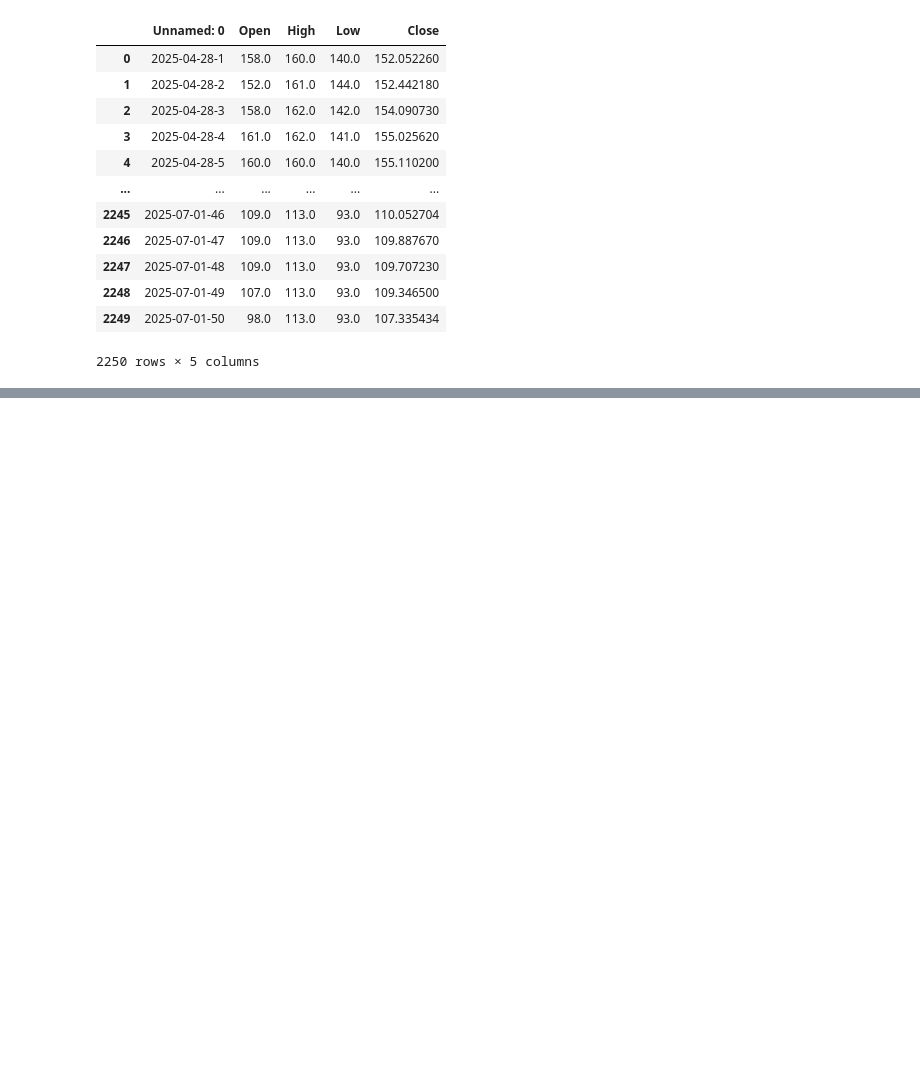
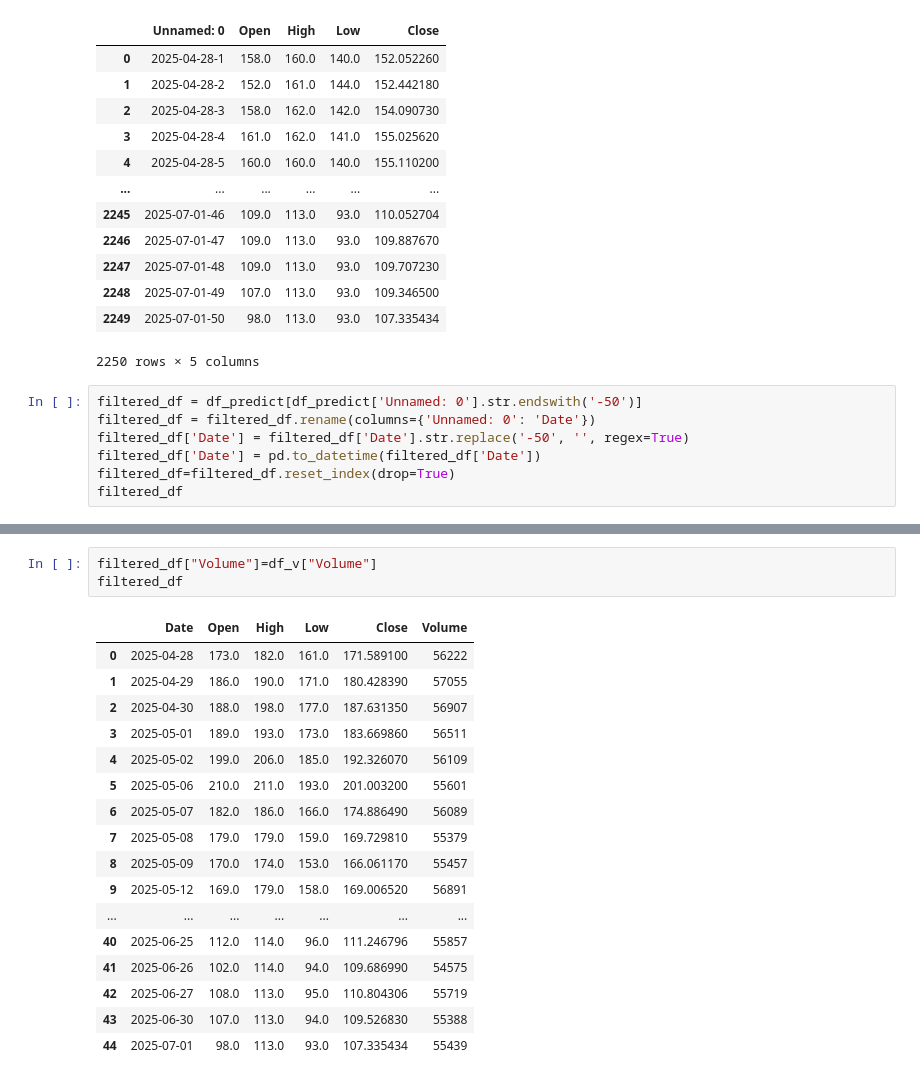
Before and after one commit to UoB-DSMP-2023-24/dsmp-2024-group22, a Jupyter notebook: data_preprocess/trading/LSTM trading test.ipynb, the cells around one changed output, grey strips where cells are left out. Cells and saved outputs as stored; diff of their text form; blank space fills up the shorter version.

```diff
--- a/data_preprocess/trading/LSTM trading test.ipynb
+++ b/data_preprocess/trading/LSTM trading test.ipynb
@@ -41,3 +47,10 @@ df_predict
 | 2248 | 2025-07-01-49 | 107.0 | 113.0 | 93.0 | 109.346500 |
 | 2249 | 2025-07-01-50 | 98.0 | 113.0 | 93.0 | 107.335434 |
 2250 rows × 5 columns
+# %%
+filtered_df = df_predict[df_predict['Unnamed: 0'].str.endswith('-50')]
+filtered_df = filtered_df.rename(columns={'Unnamed: 0': 'Date'})
+filtered_df['Date'] = filtered_df['Date'].str.replace('-50', '', regex=True)
+filtered_df['Date'] = pd.to_datetime(filtered_df['Date'])
+filtered_df=filtered_df.reset_index(drop=True)
+filtered_df
@@ -70,0 +99,21 @@ print(df_predict.head())
+# %%
+filtered_df["Volume"]=df_v["Volume"]
+filtered_df
+# %% [output]
+|  | Date | Open | High | Low | Close | Volume |
+| 0 | 2025-04-28 | 173.0 | 182.0 | 161.0 | 171.589100 | 56222 |
+| 1 | 2025-04-29 | 186.0 | 190.0 | 171.0 | 180.428390 | 57055 |
+| 2 | 2025-04-30 | 188.0 | 198.0 | 177.0 | 187.631350 | 56907 |
+| 3 | 2025-05-01 | 189.0 | 193.0 | 173.0 | 183.669860 | 56511 |
+| 4 | 2025-05-02 | 199.0 | 206.0 | 185.0 | 192.326070 | 56109 |
+| 5 | 2025-05-06 | 210.0 | 211.0 | 193.0 | 201.003200 | 55601 |
+| 6 | 2025-05-07 | 182.0 | 186.0 | 166.0 | 174.886490 | 56089 |
+| 7 | 2025-05-08 | 179.0 | 179.0 | 159.0 | 169.729810 | 55379 |
+| 8 | 2025-05-09 | 170.0 | 174.0 | 153.0 | 166.061170 | 55457 |
+| 9 | 2025-05-12 | 169.0 | 179.0 | 158.0 | 169.006520 | 56891 |
+| ... | ... | ... | ... | ... | ... | ... |
+| 40 | 2025-06-25 | 112.0 | 114.0 | 96.0 | 111.246796 | 55857 |
+| 41 | 2025-06-26 | 102.0 | 114.0 | 94.0 | 109.686990 | 54575 |
+| 42 | 2025-06-27 | 108.0 | 113.0 | 95.0 | 110.804306 | 55719 |
+| 43 | 2025-06-30 | 107.0 | 113.0 | 94.0 | 109.526830 | 55388 |
+| 44 | 2025-07-01 | 98.0 | 113.0 | 93.0 | 107.335434 | 55439 |
```
Also changed, not shown: parts of 10 cells of this notebook, 4 other files.
